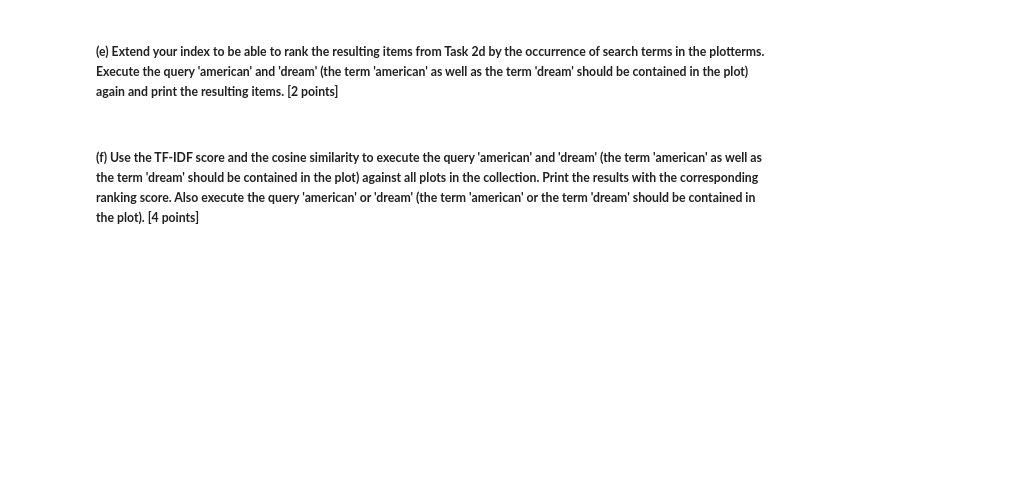
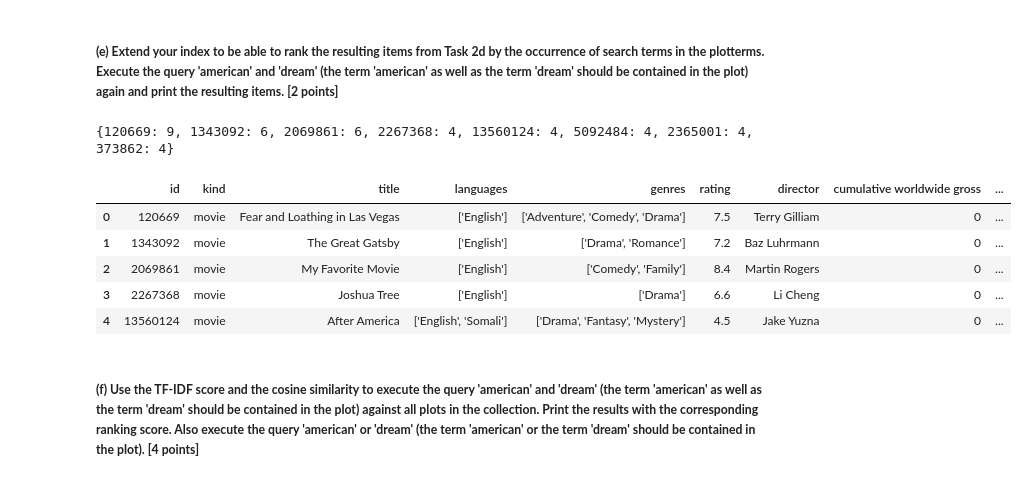
Before and after one commit to cgurtner/DE1, a Jupyter notebook: GradedLab01.ipynb, the cells around one changed output. Saved outputs shown, nothing was run; the diff lists cells and outputs as text; code cells hidden in the pictures; blank space fills up the shorter version.

Commit message:
refactor exercise 2e

```diff
--- a/GradedLab01.ipynb
+++ b/GradedLab01.ipynb
@@ -266,5 +266,40 @@ merged  [120669, 1343092, 2069861, 2267368, 13560124, 5092484, 2365001, 373862]
 | 6 | 2365001 | movie | Immigrant | ['English'] | ['Drama'] | 5.8 | Barry Shurchin | 0 | ... |
 # %% [markdown]
 ##### __(e) Extend your index to be able to rank the resulting items from Task 2d by the occurrence of search terms in the plotterms. Execute the query 'american' and 'dream' (the term 'american' as well as the term 'dream' should be contained in the plot) again and print the resulting items.  [2 points]__
+# %%
+# I probably didn't understood the exercise fully. It wasn't so clear to me if with "search terms" all terms in plotterms were ment or just the given ones.
+# => For me it made more sense to count by specific keywords.
+# The exercise doesn't mention if it should rely on the top5 items of exercise 2d or the merge.
+# => I worked with the resulting merge from exercise 2d, not only the top5. I interpreted the top5 as an output for a specific requirement. The resulting items are sill the
+# => items of the merge itself and not only the top5.
+
+from collections import Counter
+
+def rank(term_a, term_b, postings):
+    res = {}
+    for p in postings:
+        plotterms = imdb.loc[imdb['id'] == p, 'plotterms'].item()
+        counter = Counter(plotterms.split(' '))
+        sum_of_search_terms = counter[term_a] + counter[term_b]
+        res[p] = sum_of_search_terms
+    return dict(sorted(res.items(), key = lambda item: item[1], reverse=True))
+
+postings_american = inv_index['american']
+postings_dream = inv_index['dream']
+
+postings_merged = merge(postings_dream, postings_american)
+postings_ranked = rank('american', 'dream', postings_merged)
+
+postings = imdb[imdb['id'].isin(postings_ranked.keys())]
+print(postings_ranked)
+postings.head()
+# %% [output]
+{120669: 9, 1343092: 6, 2069861: 6, 2267368: 4, 13560124: 4, 5092484: 4, 2365001: 4, 373862: 4}
+|  | id | kind | title | languages | genres | rating | director | cumulative worldwide gross | ... |
+| 0 | 120669 | movie | Fear and Loathing in Las Vegas | ['English'] | ['Adventure', 'Comedy', 'Drama'] | 7.5 | Terry Gilliam | 0 | ... |
+| 1 | 1343092 | movie | The Great Gatsby | ['English'] | ['Drama', 'Romance'] | 7.2 | Baz Luhrmann | 0 | ... |
+| 2 | 2069861 | movie | My Favorite Movie | ['English'] | ['Comedy', 'Family'] | 8.4 | Martin Rogers | 0 | ... |
+| 3 | 2267368 | movie | Joshua Tree | ['English'] | ['Drama'] | 6.6 | Li Cheng | 0 | ... |
+| 4 | 13560124 | movie | After America | ['English', 'Somali'] | ['Drama', 'Fantasy', 'Mystery'] | 4.5 | Jake Yuzna | 0 | ... |
 # %% [markdown]
 ##### __(f) Use the TF-IDF score and the cosine similarity to execute the query 'american' and 'dream' (the term 'american' as well as the term 'dream' should be contained in the plot) against all plots in the collection. Print the results with the corresponding ranking score. Also execute the query 'american' or 'dream' (the term 'american' or the term 'dream' should be contained in the plot).  [4 points]__
```
